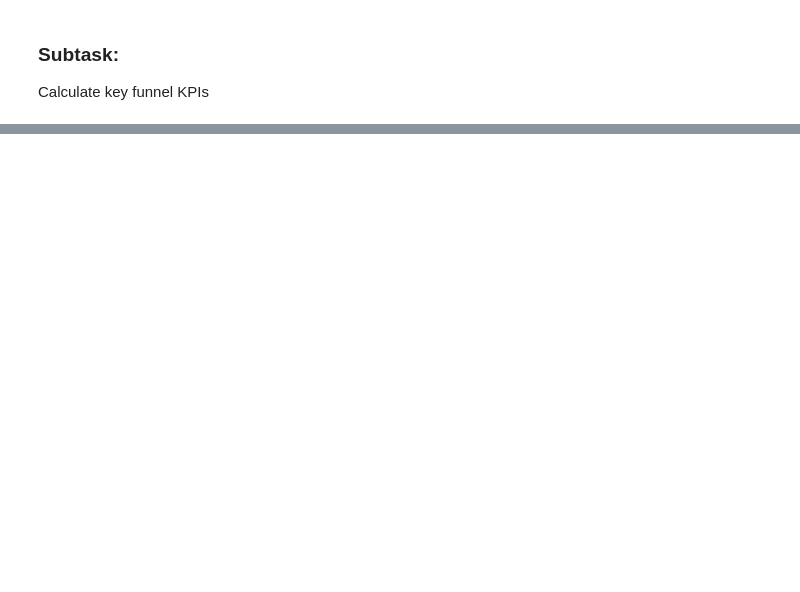
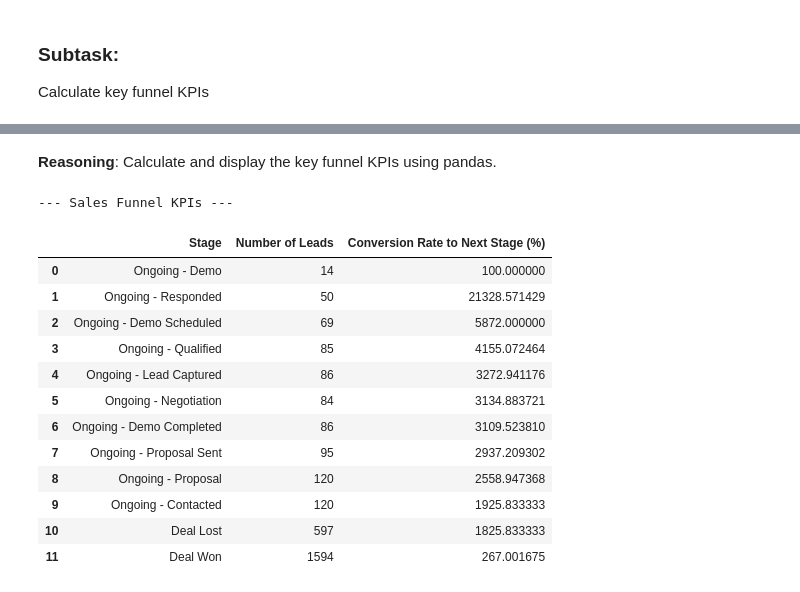
Before and after one commit to Anunineleaps6/Capstone_Sales, a Jupyter notebook: EDA.ipynb, the cells around one changed output, grey strips where cells are left out. Cells and saved outputs as stored; diff of their text form; code cells hidden in the pictures; blank space fills up the shorter version.

```diff
--- a/EDA.ipynb
+++ b/EDA.ipynb
@@ -352,0 +464,53 @@ Calculate key funnel KPIs
+# %% [markdown]
+**Reasoning**:
+Calculate and display the key funnel KPIs using pandas.
+# %%
+# Define the stages in the funnel (adjust as per your 'Current_Stage' values)
+funnel_stages = ['Ongoing - Demo', 'Ongoing - Responded', 'Ongoing - Demo Scheduled', 'Ongoing - Qualified',
+                 'Ongoing - Lead Captured', 'Ongoing - Negotiation', 'Ongoing - Demo Completed',
+                 'Ongoing - Proposal Sent', 'Ongoing - Proposal', 'Ongoing - Contacted', 'Deal Lost', 'Deal Won']
+
+# Calculate the number of leads at each stage
+funnel_counts = df_sales['Current_Stage'].value_counts().reindex(funnel_stages)
+
+# Calculate conversion rates between consecutive stages
+conversion_rates = {}
+# Initialize with 100% for the first stage for display purposes
+conversion_rates[funnel_stages[0]] = 100.0
+
+for i in range(len(funnel_stages) - 1):
+    current_stage = funnel_stages[i]
+    next_stage = funnel_stages[i+1]
+    current_count = funnel_counts.get(current_stage, 0)
+    # Calculate the number of leads that are currently at the next stage or beyond in the defined funnel
+    leads_at_or_beyond_next_stage = df_sales[df_sales['Current_Stage'].isin(funnel_stages[i+1:])].shape[0]
+
+    # Calculate conversion rate from current stage to reaching the next stage or beyond
+    # This is a simplified calculation based on current counts, not a true transition rate over time
+    conversion_rate = (leads_at_or_beyond_next_stage / current_count) * 100 if current_count > 0 else 0
+    conversion_rates[next_stage] = conversion_rate
+
+# Create a DataFrame for funnel KPIs
+funnel_kpis_df = pd.DataFrame({
+    'Stage': funnel_stages,
+    'Number of Leads': funnel_counts.values,
+    'Conversion Rate to Next Stage (%)': [conversion_rates[stage] for stage in funnel_stages]
+})
+
+print("--- Sales Funnel KPIs ---")
+display(funnel_kpis_df)
+# %% [output]
+--- Sales Funnel KPIs ---
+|  | Stage | Number of Leads | Conversion Rate to Next Stage (%) |
+| 0 | Ongoing - Demo | 14 | 100.000000 |
+| 1 | Ongoing - Responded | 50 | 21328.571429 |
+| 2 | Ongoing - Demo Scheduled | 69 | 5872.000000 |
+| 3 | Ongoing - Qualified | 85 | 4155.072464 |
+| 4 | Ongoing - Lead Captured | 86 | 3272.941176 |
+| 5 | Ongoing - Negotiation | 84 | 3134.883721 |
+| 6 | Ongoing - Demo Completed | 86 | 3109.523810 |
+| 7 | Ongoing - Proposal Sent | 95 | 2937.209302 |
+| 8 | Ongoing - Proposal | 120 | 2558.947368 |
+| 9 | Ongoing - Contacted | 120 | 1925.833333 |
+| 10 | Deal Lost | 597 | 1825.833333 |
+| 11 | Deal Won | 1594 | 267.001675 |
```
Also changed, not shown: parts of 14 cells of this notebook.
